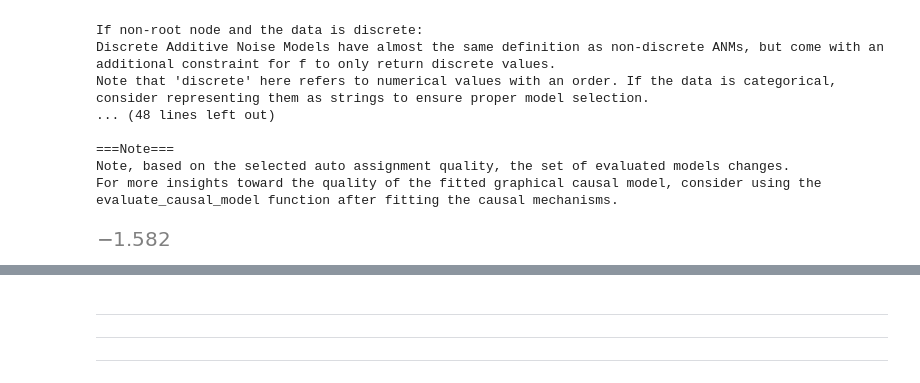
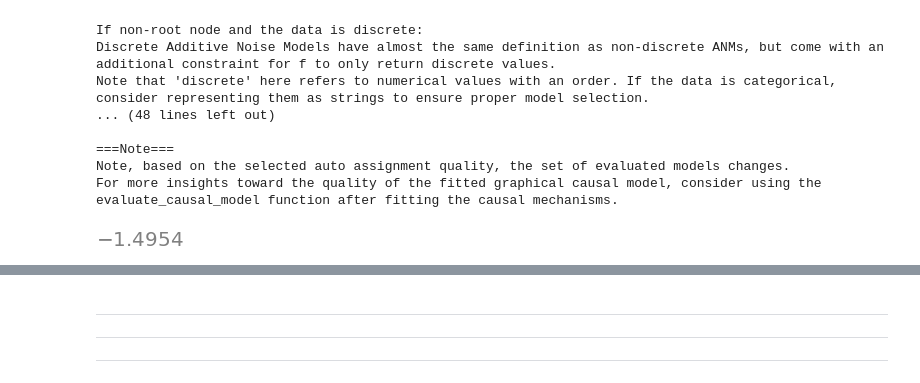
Before and after one commit to juanpi19/causal-inference-marketplace, a Jupyter notebook: notebooks/model-development.ipynb, the cells around one changed output, grey strips where cells are left out. Drawn from its saved outputs; the diff is of its cells as text; code cells hidden in the pictures.

```diff
--- a/notebooks/model-development.ipynb
+++ b/notebooks/model-development.ipynb
@@ -299,6 +263,36 @@ New effect:-1.8170112778170442
 p value:0.15865525393145707
 # %% [markdown]
 # Graphical Causal Model
+# %%
+# nodes
+nodes_list = [
+'Rating',
+'Product_category_encoded',
+'freight_value',
+'distance_km',
+'season',
+'is_delivery_late'
+]
+# edges
+edges_list = [
+    ('season', 'Rating'),
+    ('season', 'is_delivery_late'),
+    ('season', 'Product_category_encoded'),
+    ('is_delivery_late', 'Rating'),
+    ('Product_category_encoded', 'is_delivery_late'),
+    ('Product_category_encoded', 'Rating'),
+    ('Product_category_encoded', 'freight_value'),
+    ('Product_category_encoded', 'Rating'),
+    ('freight_value', 'is_delivery_late'),
+    ('freight_value', 'Rating'),
+    ('distance_km', 'freight_value'),
+    ('distance_km', 'Rating'),
+]
+
+# Graph
+G = nx.DiGraph()
+G.add_nodes_from(nodes_list)
+G.add_edges_from(edges_list)
 # %%
 causal_model = gcm.StructuralCausalModel(G)
 auto_assignment_summary = gcm.auto.assign_causal_mechanisms(causal_model, df)
@@ -326,8 +320,8 @@ For more insights toward the quality of the fitted graphical causal model, consi
 # %%
 gcm.average_causal_effect(causal_model,
                          'Rating',
                          interventions_alternative={'is_delivery_late': lambda x: 1},
                          interventions_reference={'is_delivery_late': lambda x: 0},
-                         num_samples_to_draw=1000)
+                         num_samples_to_draw=100000)
 # %% [output]
-[figure, old version]
+[figure, new version]
```
Also changed, not shown: parts of 16 cells of this notebook, 1 other file.
